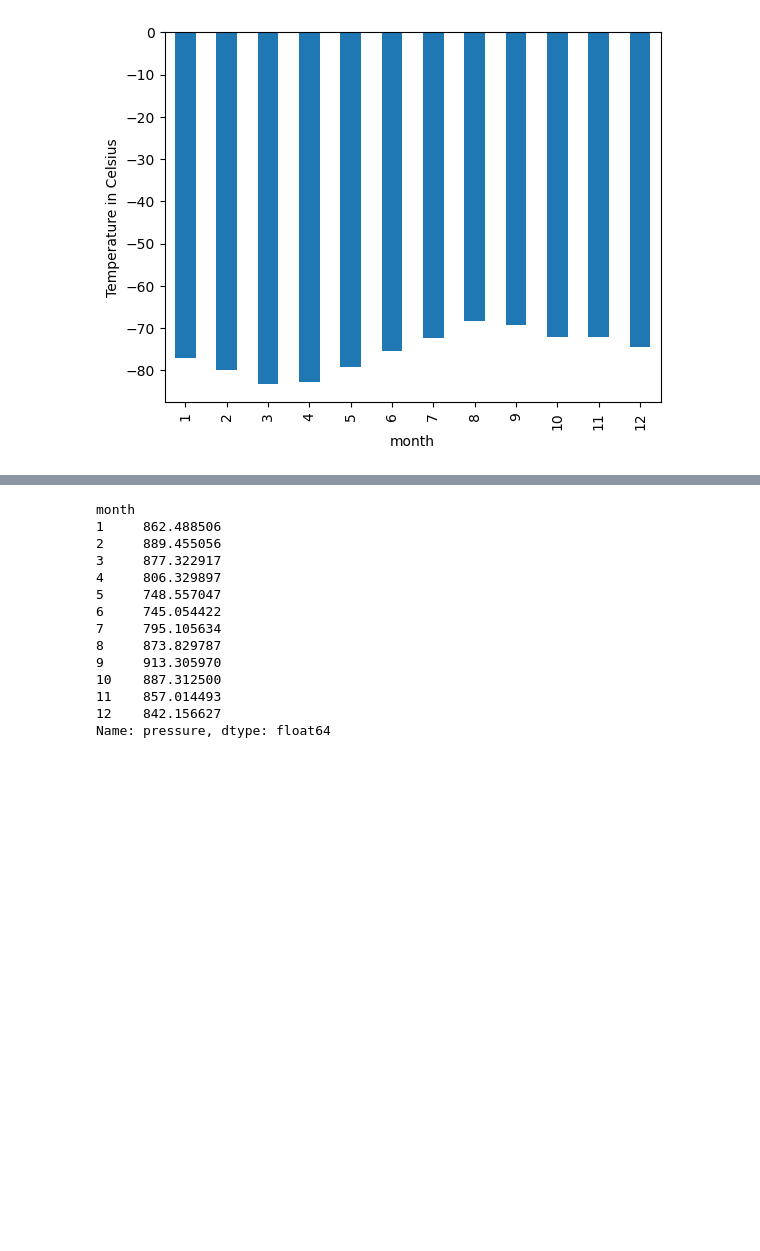
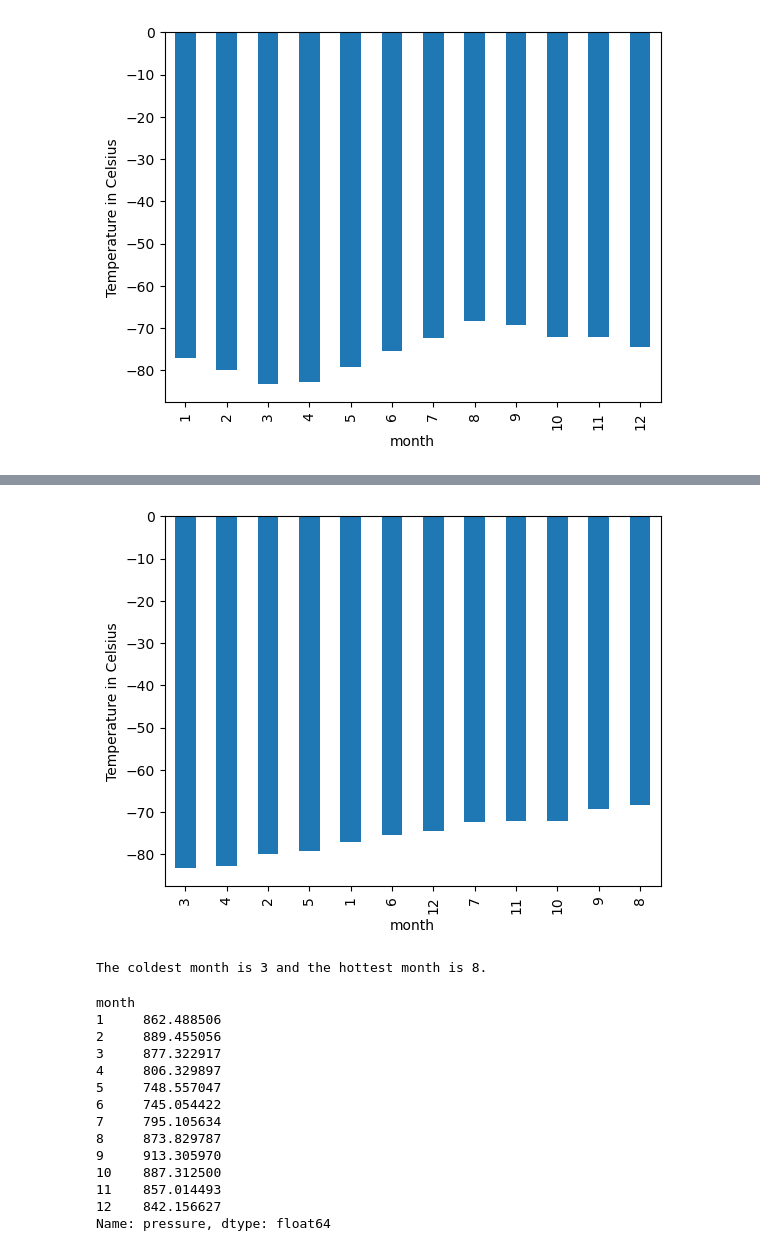
Before and after one commit to captainchicken2023/Data-Collection-Challenge, a Jupyter notebook: Files/part_2_mars_weather_FINAL.ipynb, the cells around one changed output, grey strips where cells are left out. Cells and saved outputs as stored; diff of their text form; code cells hidden in the pictures; blank space fills up the shorter version.

```diff
--- a/Files/part_2_mars_weather_FINAL.ipynb
+++ b/Files/part_2_mars_weather_FINAL.ipynb
@@ -166,6 +171,8 @@ Name: month, dtype: int64
 1867
 # %%
 # 3. What is the average low temperature by month?
+avg_min_temp = scraped_data_df.groupby(['month'])['min_temp'].mean()
+avg_min_temp
 # %% [output]
 month
 1    -77.160920
@@ -192,2 +199,13 @@ Name: min_temp, dtype: float64
+# %%
+# Identify the coldest and hottest months in Curiosity's location
+sorted_temp = avg_min_temp.sort_values()
+df_sorted.plot.bar()
+plt.ylabel('Temperature in Celsius')
+plt.xlabel('month')
+plt.show()
+print(f'The coldest month is {avg_min_temp.index[2]} and the hottest month is {avg_min_temp.index[7]}.')
+# %% [output]
+[figure, added]
+The coldest month is 3 and the hottest month is 8.
 # %%
 # 4. Average pressure by Martian month
```
Also changed, not shown: parts of 6 cells of this notebook, 1 other file.
